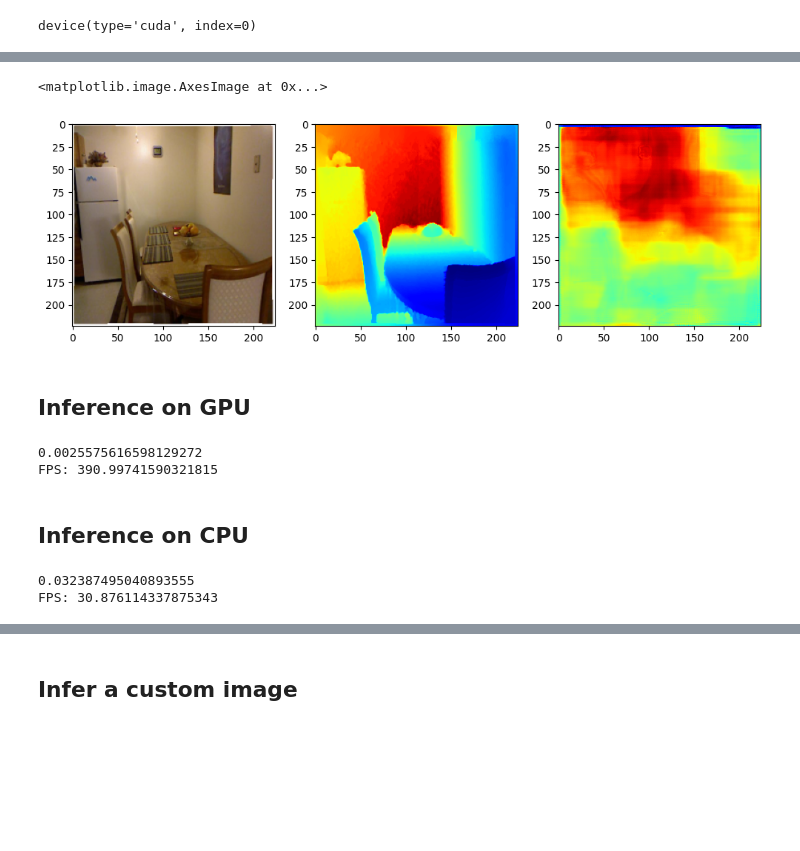
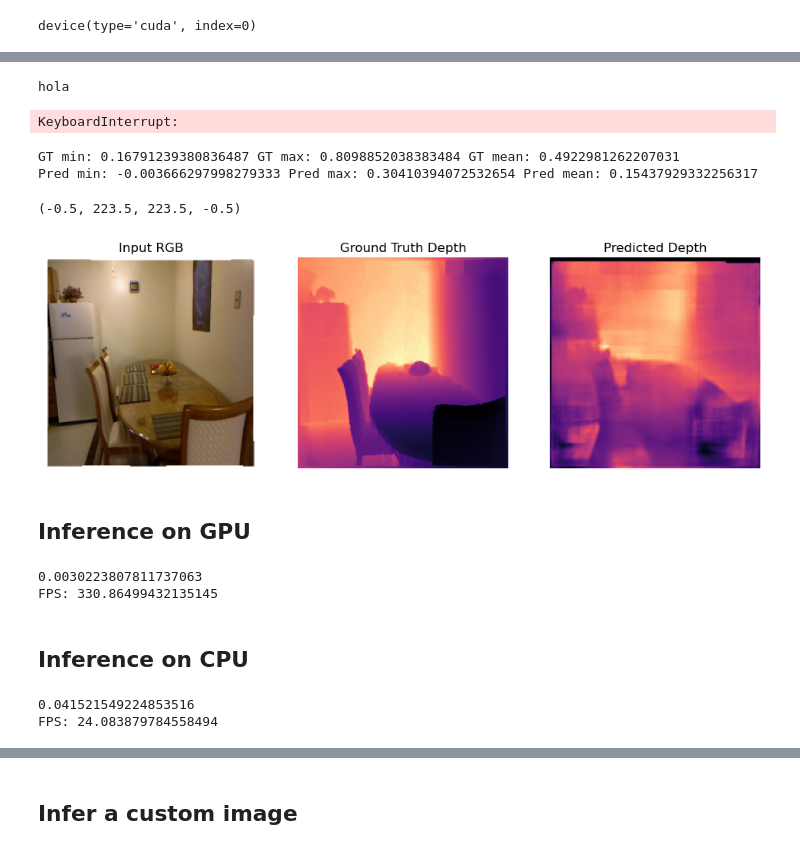
Before and after one commit to nurbano/mde-unet-kv260, a Jupyter notebook: infer.ipynb, the cells around one changed output, grey strips where cells are left out. Drawn from its saved outputs; the diff is of its cells as text; code cells hidden in the pictures; blank space fills up the shorter version.

```diff
--- a/infer.ipynb
+++ b/infer.ipynb
@@ -18,6 +18,6 @@ from torch.utils.data import DataLoader
 # %%
 #folder = "train"
 folder = "val/official"
-root = "/media/nurbano/Datos7/Datasets/nyudepthv2"
+root = "/media/nurbano/Datos12/Datasets/nyudepthv2"
 # %%
 path = root + "/" + folder
@@ -46,3 +46,23 @@ df.head()
 #Take a 50k split of the dataset
 #df2=df.sample(n=50000, replace=True).reset_index(drop="true")
 df2= df
+# %%
+root = "/media/nurbano/Datos12/Datasets/nyudepthv2"
+train_folder= "train"
+path = root + "/" + train_folder
+print(path)
+filelist = []
+
+for root, dirs, files in os.walk(path):
+    for file in files:
+        filelist.append(os.path.join(root, file))
+        #print(file)
+filelist.sort()
+data = {
+    "h5": [x for x in filelist if x.endswith(".h5")]
+}
+
+
+df_train = pd.DataFrame(data)
+
+df_train.head()
@@ -78,8 +109,8 @@ device(type='cuda', index=0)
 # %%
 model = UNet().to(device)
 # %%
-PATH_MODEL= "/home/nurbano/Dropbox/depht_estimation/model/mde_v1.pth"
-PATH_MODEL= "model.pth"
+PATH_MODEL= "./models/mde_v1.pth"
+#PATH_MODEL= "model.pth"
 # %%
 checkpoint = torch.load(PATH_MODEL)
 model.load_state_dict(checkpoint, strict= False)
@@ -97,0 +131,4 @@ Test:  RMSE:  1.0885112285614014
+# %%
+eval = evaluate_depth(test_dataloader, model, device)
+# %% [output]
+hola
@@ -98,15 +140,33 @@ Test:  RMSE:  1.0885112285614014
+# %%
+rmse = test_model(model, train_dataloader, device)
+print("Test: ", "RMSE: ",rmse)
+# %% [output]
+KeyboardInterrupt:
 # %%
 im, dm = dset_test[230]
+print("GT min:", dm.min().item(), "GT max:", dm.max().item(), "GT mean:", dm.mean().item())
 de_p=predict(im, model, device)
-cmap = plt.get_cmap("jet").copy()
+print("Pred min:", de_p.min().item(), "Pred max:", de_p.max().item(), "Pred mean:", de_p.mean().item())
+cmap = plt.get_cmap("magma").copy()
 cmap.set_bad(color="black")
+
+
 fig, ax = plt.subplots(1, 3, figsize=(12, 4))
+
+ax[0].set_title("Input RGB")
 ax[0].imshow((im.permute(1,2,0) + 1.0)/2.0)
+ax[0].axis("off")
+ax[1].set_title("Ground Truth Depth")
 ax[1].imshow((dm.squeeze() + 1.0)/2.0, cmap= cmap)
+ax[1].axis("off")
+ax[2].set_title("Predicted Depth")
 ax[2].imshow((de_p.squeeze() + 1.0)/2.0, cmap= cmap)
+ax[2].axis("off")
 # %% [output]
-<matplotlib.image.AxesImage at 0x...>
+GT min: 0.16791239380836487 GT max: 0.8098852038383484 GT mean: 0.4922981262207031
+Pred min: -0.003666297998279333 Pred max: 0.30410394072532654 Pred mean: 0.15437929332256317
+(-0.5, 223.5, 223.5, -0.5)
-[figure, old version]
+[figure, new version]
 # %%
 FPS= []
 DEVICE= []
@@ -141,8 +201,8 @@ print("FPS:", 1000/mean_syn)
 FPS.append(1000/mean_syn)
 DEVICE.append("GPU")
 # %% [output]
-0.0025575616598129272
-FPS: 390.99741590321815
+0.0030223807811737063
+FPS: 330.86499432135145
 # %% [markdown]
 ## Inference on CPU
 # %%
@@ -175,8 +235,8 @@ print("FPS:", 1/mean_syn)
 FPS.append(1/mean_syn)
 DEVICE.append("CPU")
 # %% [output]
-0.032387495040893555
-FPS: 30.876114337875343
+0.041521549224853516
+FPS: 24.083879784558494
 # %%
 plt.bar(DEVICE,FPS)
 plt.xlabel("Device")
```
Also changed, not shown: parts of 15 cells of this notebook, 6 other files.
